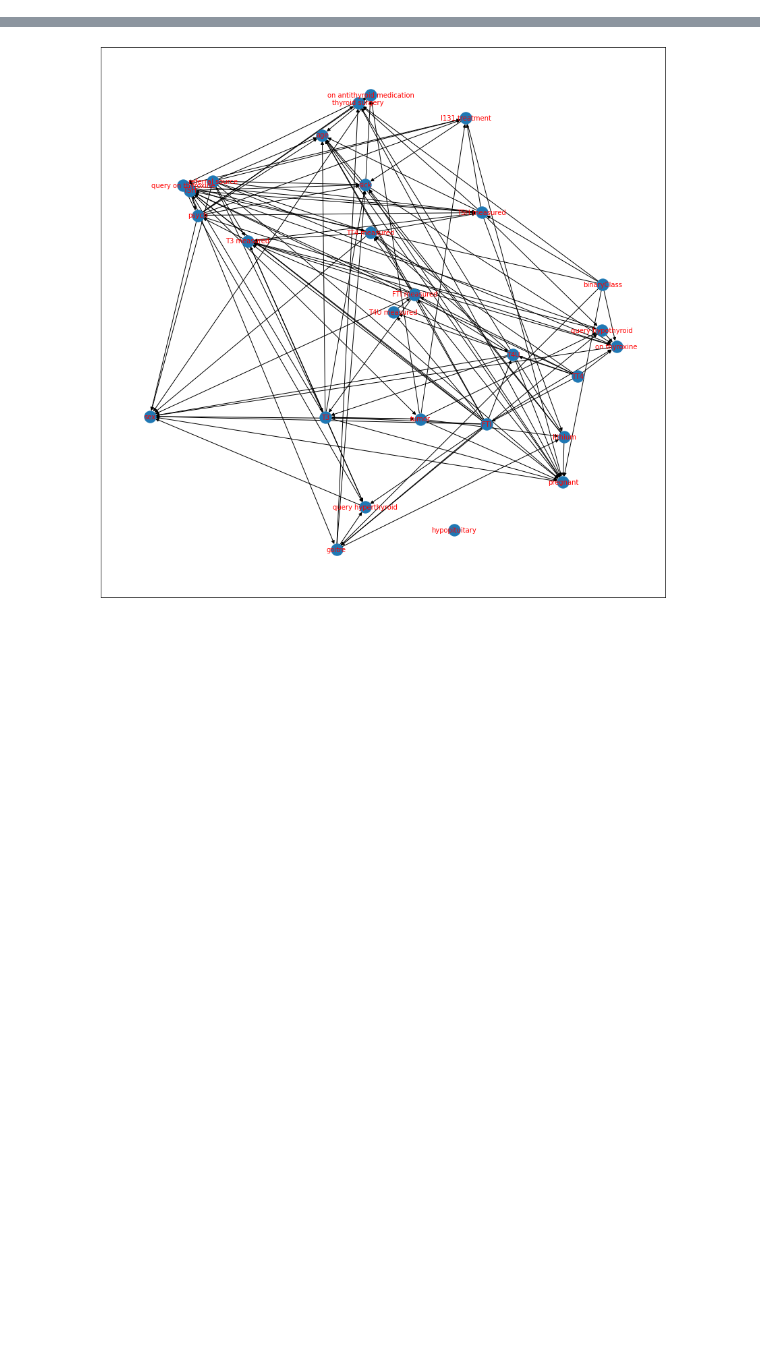
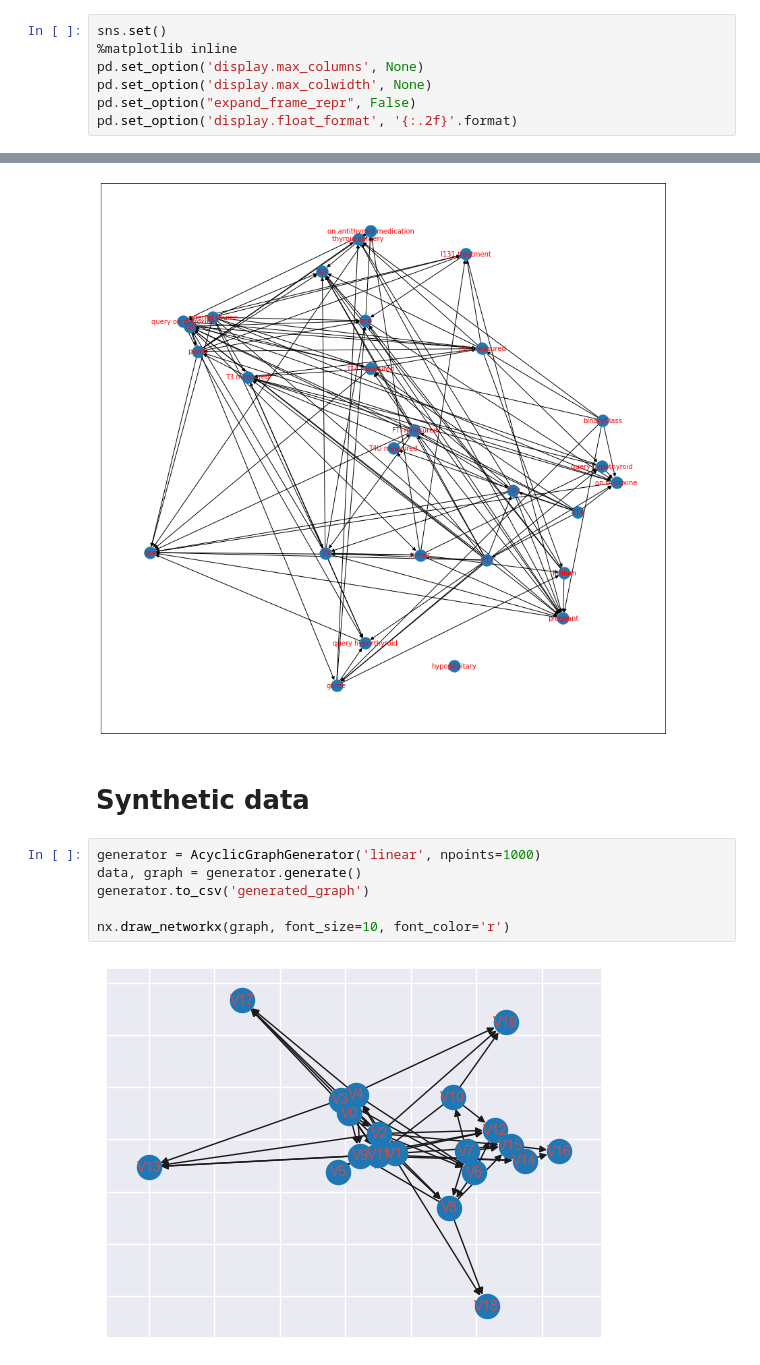
Before and after one commit to Gio99c/Causal-Discovery-Algorithms-on-Medical-Data, a Jupyter notebook: causal_discovery.ipynb, the cells around one changed output, grey strips where cells are left out. Saved outputs shown, nothing was run; the diff lists cells and outputs as text; blank space fills up the shorter version.

Commit message:
Synthetic data section added

```diff
--- a/causal_discovery.ipynb
+++ b/causal_discovery.ipynb
@@ -9,6 +10,13 @@ from sklearn.preprocessing import StandardScaler
 
 import cdt
 import networkx as nx
+# %%
+sns.set()
+%matplotlib inline
+pd.set_option('display.max_columns', None)
+pd.set_option('display.max_colwidth', None)
+pd.set_option("expand_frame_repr", False)
+pd.set_option('display.float_format', '{:.2f}'.format)
 # %%
 dataset_dir = "datasets"
 
@@ -208,3 +216,13 @@ fig=plt.figure(figsize=(15,15))
 nx.draw_networkx(graph_lingam, font_size=10, font_color='r')
 # %% [output]
 [figure]
+# %% [markdown]
+# Synthetic data
+# %%
+generator = AcyclicGraphGenerator('linear', npoints=1000)
+data, graph = generator.generate()
+generator.to_csv('generated_graph')
+
+nx.draw_networkx(graph, font_size=10, font_color='r')
+# %% [output]
+[figure, added]
```
Also changed, not shown: parts of 5 cells of this notebook, 1 other file.
